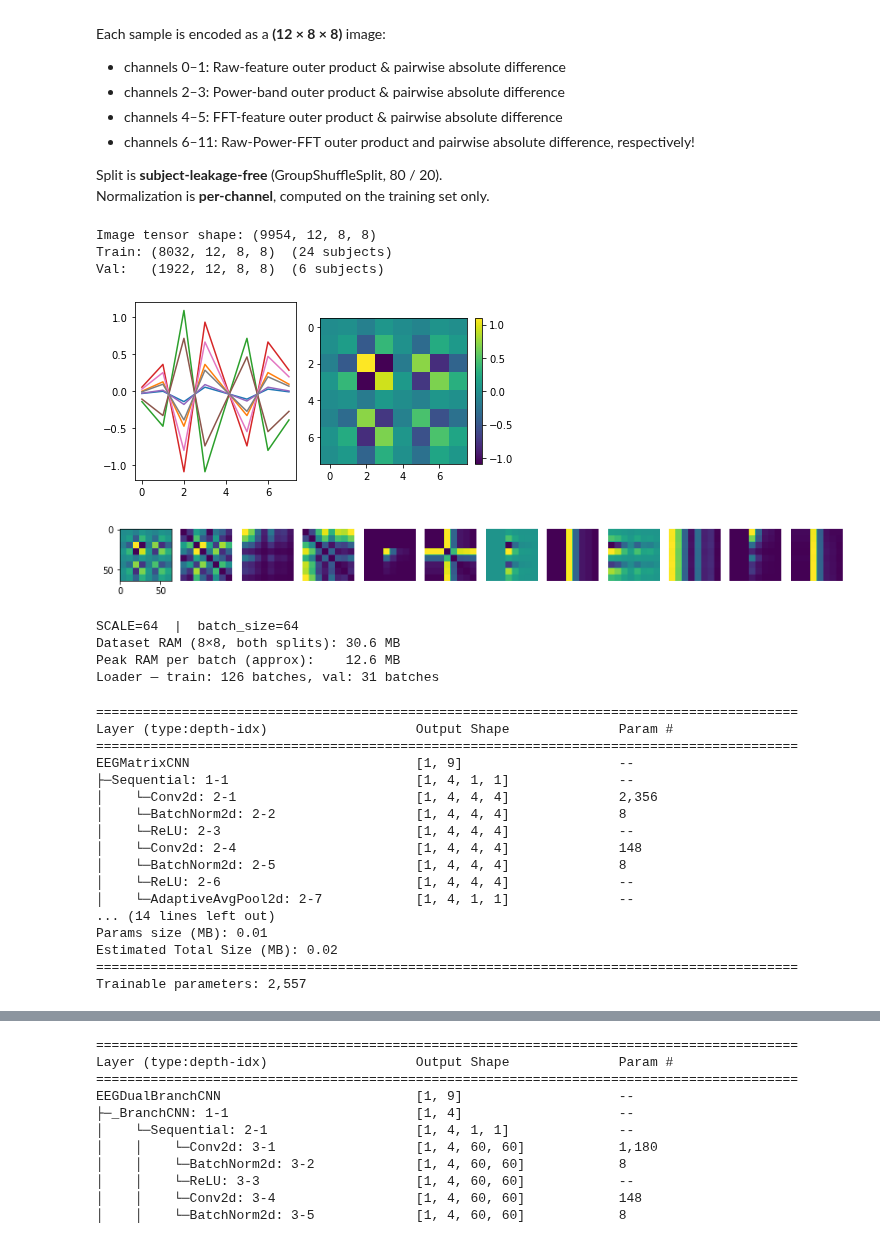
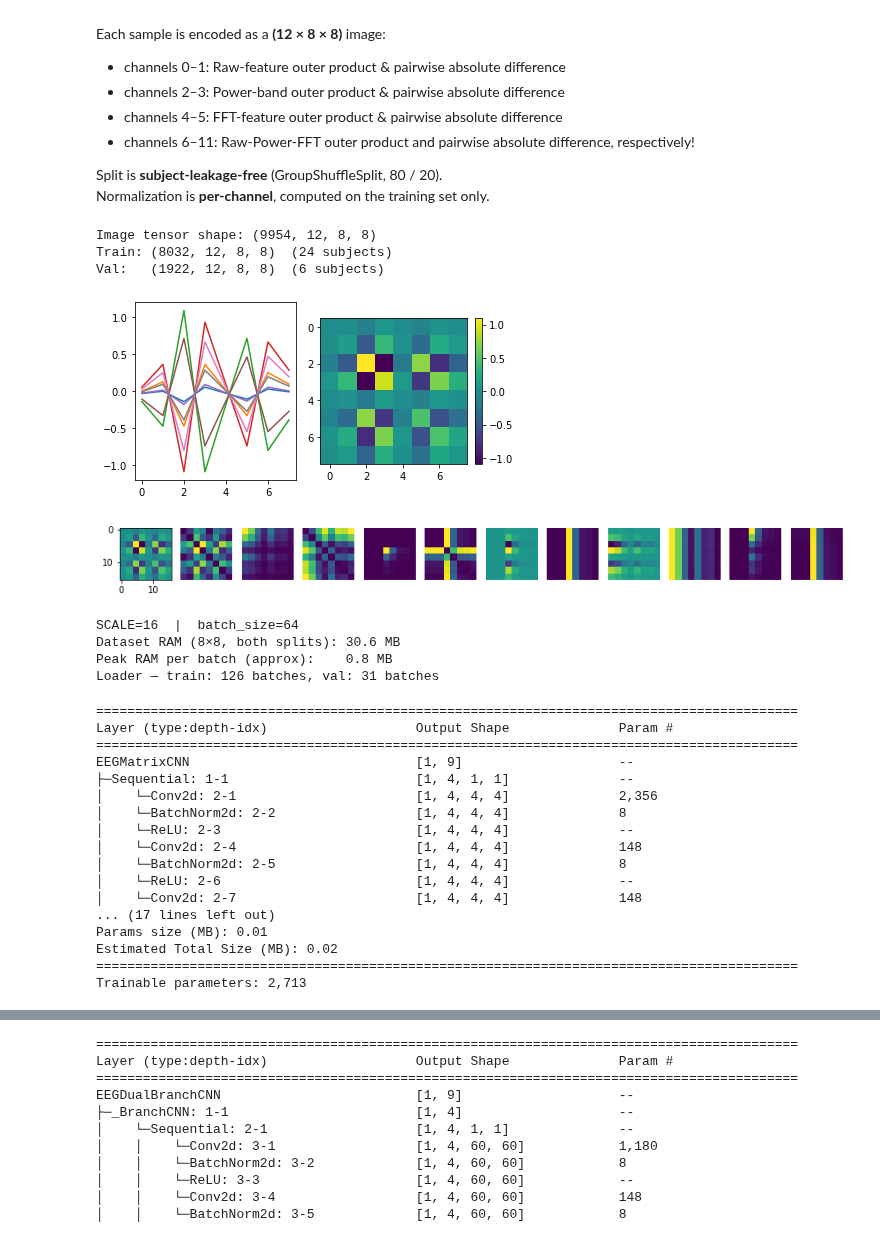
Before and after one commit to parhamkebria/EEG, a Jupyter notebook: imagination.ipynb, the cells around one changed output, grey strips where cells are left out. Cells and saved outputs as stored; diff of their text form; code cells hidden in the pictures.

Commit message:
scale 64 bs 64 cnn 4x7-4x3 fc 4x2

```diff
--- a/imagination.ipynb
+++ b/imagination.ipynb
@@ -365,7 +365,7 @@ plt.show()
 #   Lazy (new)   any SCALE → 10 000 × 12 ×   8 ×   8 × 4 B  ≈ 30 MB stored;
 #   peak per batch ≈ batch_size × 12 × SCALE² × 4 B
 
-SCALE = 64
+SCALE = 16
 batch_size_cnn = 64
 
 # Visualization only — upscale one sample to verify appearance
@@ -407,37 +407,37 @@ train_loader_cnn = DataLoader(
     shuffle=True,
     drop_last=False,
     num_workers=0,
     pin_memory=False,
 )
 val_loader_cnn = DataLoader(
     EEGMatrixDataset(X_va_img, y_va_img, scale=SCALE),
     batch_size=batch_size_cnn,
     shuffle=False,
     drop_last=False,
     num_workers=0,
     pin_memory=False,
 )
 
 # -- 5. Class weights (inverse frequency on training split) --
 num_classes = len(np.unique(y_img))
 counts_cnn = np.bincount(y_tr_img, minlength=num_classes).astype(float)
 cw_cnn = torch.tensor(1.0 / np.maximum(counts_cnn, 1), dtype=torch.float32)
 cw_cnn = (cw_cnn / cw_cnn.sum() * num_classes).to(device)
 
 _bytes_per_batch = batch_size_cnn * 12 * SCALE * SCALE * 4
 print(f"\nSCALE={SCALE}  |  batch_size={batch_size_cnn}")
 print(f"Dataset RAM (8×8, both splits): {(X_tr_img.nbytes + X_va_img.nbytes) / 1e6:.1f} MB")
 print(f"Peak RAM per batch (approx):    {_bytes_per_batch / 1e6:.1f} MB")
 print(f"Loader — train: {len(train_loader_cnn)} batches, val: {len(val_loader_cnn)} batches")
 # %% [output]
 Image tensor shape: (9954, 12, 8, 8)
 Train: (8032, 12, 8, 8)  (24 subjects)
 Val:   (1922, 12, 8, 8)  (6 subjects)
 [figure]
-[figure, old version]
+[figure, new version]
-SCALE=64  |  batch_size=64
+SCALE=16  |  batch_size=64
 Dataset RAM (8×8, both splits): 30.6 MB
-Peak RAM per batch (approx):    12.6 MB
+Peak RAM per batch (approx):    0.8 MB
 Loader — train: 126 batches, val: 31 batches
 # %%
 class EEGMatrixCNN(nn.Module):
@@ -445,8 +445,8 @@ class EEGMatrixCNN(nn.Module):
         super().__init__()
         self.features = nn.Sequential(
             nn.Conv2d(in_channels, 4, kernel_size=7, padding=1), nn.BatchNorm2d(4), nn.ReLU(),
-            # nn.Conv2d(         4, 4, kernel_size=5, padding=1), nn.BatchNorm2d(4), nn.ReLU(),
-            nn.Conv2d(         4, 4, kernel_size=3, padding=1), nn.BatchNorm2d(4), nn.ReLU(),
+            nn.Conv2d(          4, 4, kernel_size=3, padding=1), nn.BatchNorm2d(4), nn.ReLU(),
+            nn.Conv2d(          4, 4, kernel_size=3, padding=1), nn.BatchNorm2d(4), nn.ReLU(),
             nn.AdaptiveAvgPool2d(1),
         )
         self.classifier = nn.Sequential(
@@ -492,12 +492,12 @@ EEGMatrixCNN                             [1, 9]                    --
 │    └─Conv2d: 2-4                       [1, 4, 4, 4]              148
 │    └─BatchNorm2d: 2-5                  [1, 4, 4, 4]              8
 │    └─ReLU: 2-6                         [1, 4, 4, 4]              --
-│    └─AdaptiveAvgPool2d: 2-7            [1, 4, 1, 1]              --
-... (14 lines left out)
+│    └─Conv2d: 2-7                       [1, 4, 4, 4]              148
+... (17 lines left out)
 Params size (MB): 0.01
 Estimated Total Size (MB): 0.02
 ==========================================================================================
-Trainable parameters: 2,557
+Trainable parameters: 2,713
 # %%
 cnn_num_epochs       = 100
 cnn_best_f1          = -1.0
```
Also changed, not shown: parts of 1 cell of this notebook.
